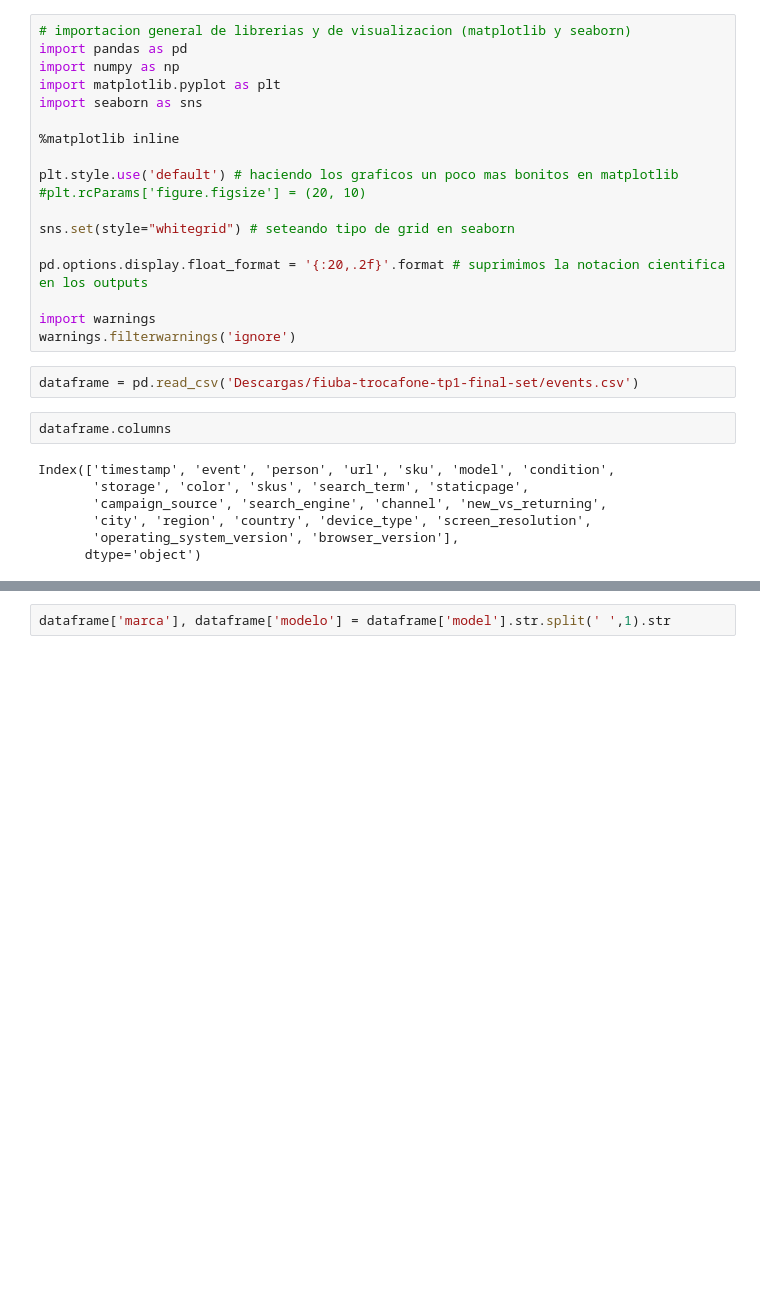
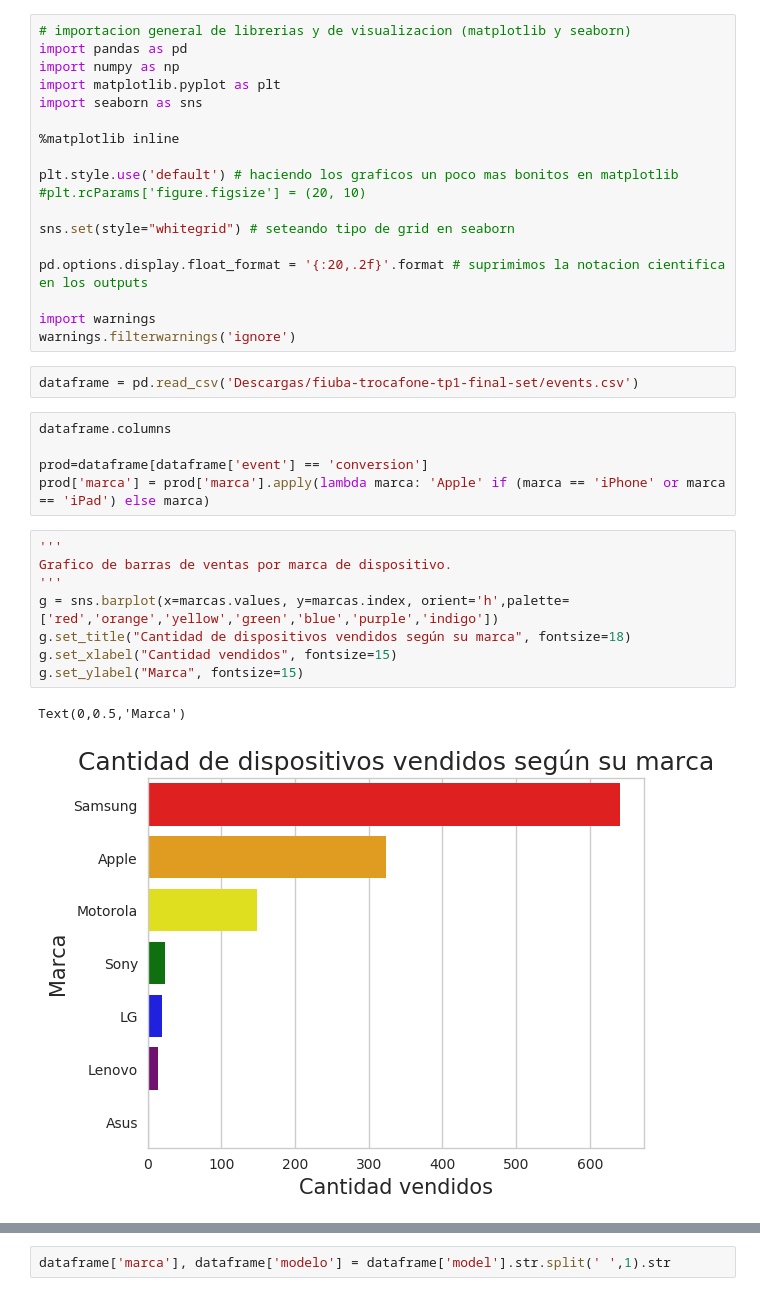
Before and after one commit to EugeFranchi/TP1_Datos, a Jupyter notebook: TpDatos.ipynb, the cells around one changed output, grey strips where cells are left out. Drawn from its saved outputs; the diff is of its cells as text; blank space fills up the shorter version.

```diff
--- a/TpDatos.ipynb
+++ b/TpDatos.ipynb
@@ -18,12 +18,19 @@ import warnings
 warnings.filterwarnings('ignore')
 # %%
 dataframe = pd.read_csv('Descargas/fiuba-trocafone-tp1-final-set/events.csv')
-# %%
-dataframe.columns
-# %% [output]
-Index(['timestamp', 'event', 'person', 'url', 'sku', 'model', 'condition',
-       'storage', 'color', 'skus', 'search_term', 'staticpage',
-       'campaign_source', 'search_engine', 'channel', 'new_vs_returning',
-       'city', 'region', 'country', 'device_type', 'screen_resolution',
-       'operating_system_version', 'browser_version'],
-      dtype='object')
+# %%
+dataframe.columns
+
+prod=dataframe[dataframe['event'] == 'conversion']
+prod['marca'] = prod['marca'].apply(lambda marca: 'Apple' if (marca == 'iPhone' or marca == 'iPad') else marca)
+# %%
+'''
+Grafico de barras de ventas por marca de dispositivo.
+'''
+g = sns.barplot(x=marcas.values, y=marcas.index, orient='h',palette=['red','orange','yellow','green','blue','purple','indigo'])
+g.set_title("Cantidad de dispositivos vendidos según su marca", fontsize=18)
+g.set_xlabel("Cantidad vendidos", fontsize=15)
+g.set_ylabel("Marca", fontsize=15)
+# %% [output]
+Text(0,0.5,'Marca')
+[figure, added]
```
Also changed, not shown: parts of 10 cells of this notebook.
